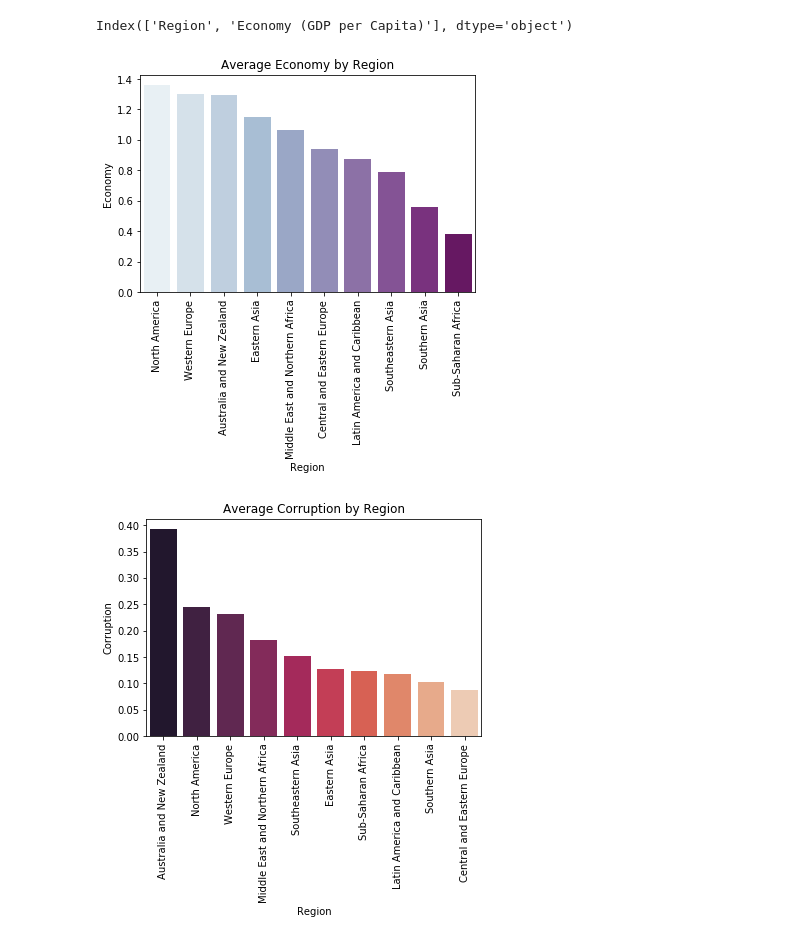
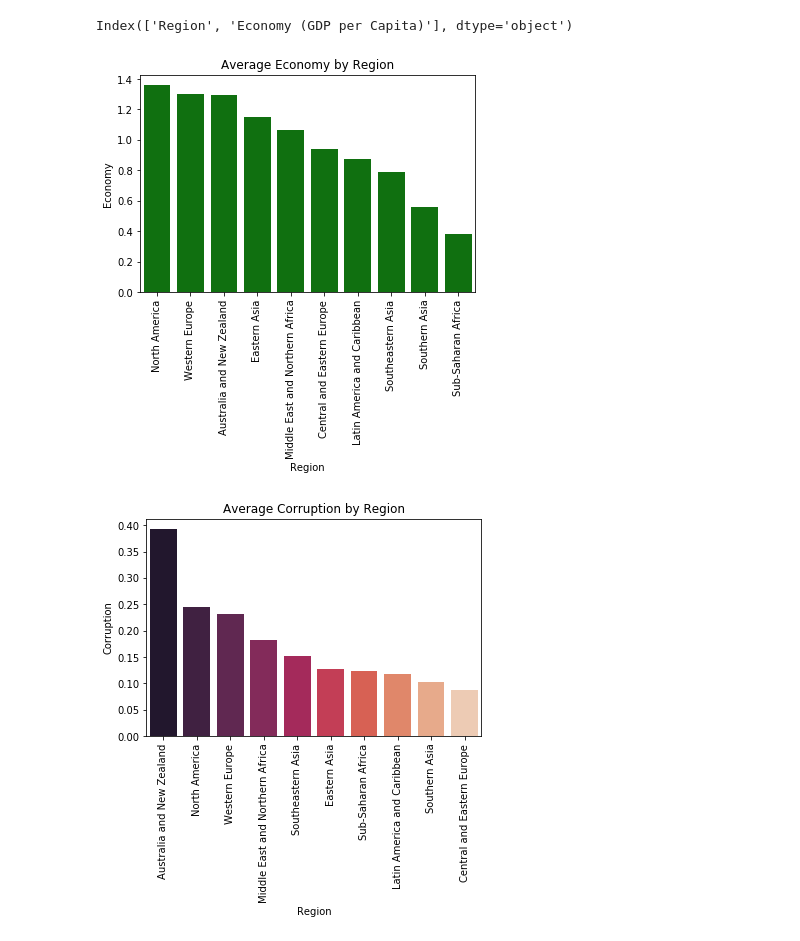
Before and after one commit to ipatel467/Happiness-Index, a Jupyter notebook: Index.ipynb, the cells around one changed output. Drawn from its saved outputs; the diff is of its cells as text; code cells hidden in the pictures.

```diff
--- a/Index.ipynb
+++ b/Index.ipynb
@@ -196,11 +196,11 @@ df15_grouped.rename({'Economy (GDP per Capita)':'Economy'},axis=1, inplace=True)
 # %%
 df15_grouped.sort_values(by = 'Economy', ascending = False, inplace=True)
 # %%
-sns.barplot(data=df15_grouped, x='Region', y='Economy',palette = 'BuPu')
+sns.barplot(data=df15_grouped, x='Region', y='Economy',color = 'green')
 plt.xticks(rotation=90);
 plt.title('Average Economy by Region');
 # %% [output]
-[figure, old version]
+[figure, new version]
 # %%
 df15_grouped_corruption = df15.groupby('Region').agg({'Trust (Government Corruption)':'mean'}).reset_index()
 # %%
```
Also changed, not shown: parts of 5 cells of this notebook.
